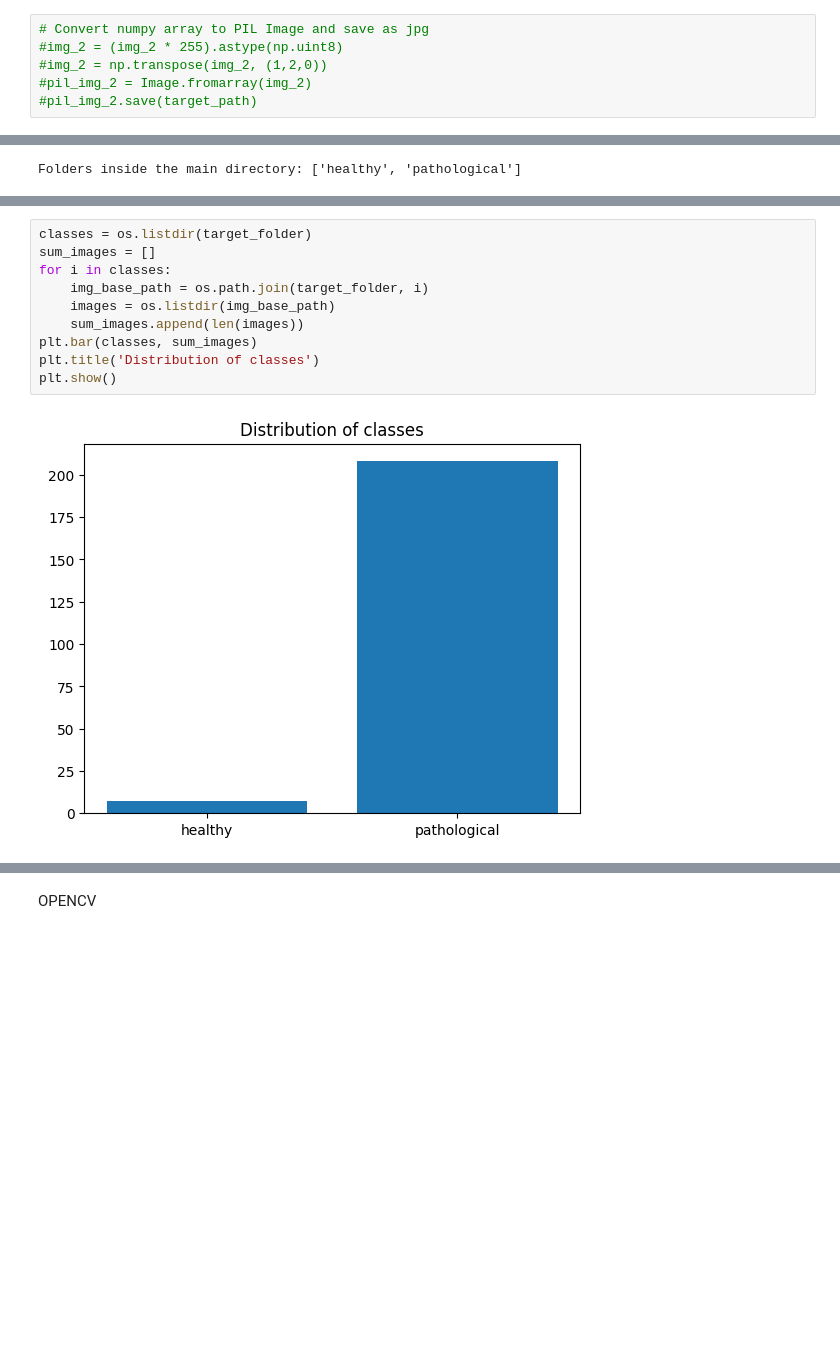
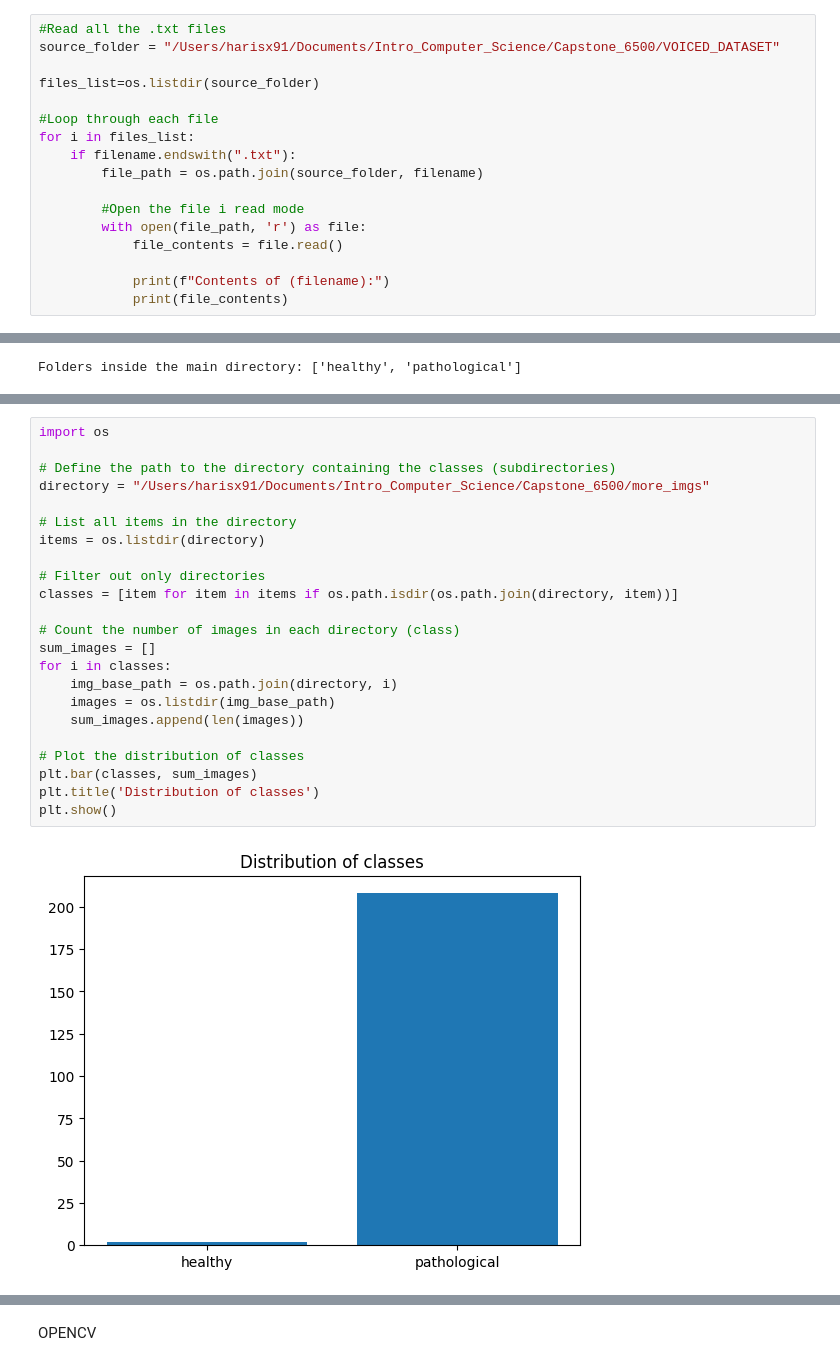
Before and after one commit to harisx91/Capstone_6500, a Jupyter notebook: SLP_Voiced_Project.ipynb, the cells around one changed output, grey strips where cells are left out. Saved outputs shown, nothing was run; the diff lists cells and outputs as text; blank space fills up the shorter version.

```diff
--- a/SLP_Voiced_Project.ipynb
+++ b/SLP_Voiced_Project.ipynb
@@ -255,8 +257,19 @@ plt.show()
 Clipping input data to the valid range for imshow with RGB data ([0..1] for floats or [0..255] for integers).
 [figure]
 # %%
-# Convert numpy array to PIL Image and save as jpg
-#img_2 = (img_2 * 255).astype(np.uint8)
-#img_2 = np.transpose(img_2, (1,2,0))
-#pil_img_2 = Image.fromarray(img_2)
-#pil_img_2.save(target_path)
+#Read all the .txt files
+source_folder = "/Users/harisx91/Documents/Intro_Computer_Science/Capstone_6500/VOICED_DATASET"
+
+files_list=os.listdir(source_folder)
+
+#Loop through each file
+for i in files_list:
+    if filename.endswith(".txt"):
+        file_path = os.path.join(source_folder, filename)
+
+        #Open the file i read mode
+        with open(file_path, 'r') as file:
+            file_contents = file.read()
+
+            print(f"Contents of (filename):")
+            print(file_contents)
@@ -503,12 +568,25 @@ Deleting: /Users/harisx91/Documents/Intro_Computer_Science/Capstone_6500/more_im
 # %%
-classes = os.listdir(target_folder)
+import os
+
+# Define the path to the directory containing the classes (subdirectories)
+directory = "/Users/harisx91/Documents/Intro_Computer_Science/Capstone_6500/more_imgs"
+
+# List all items in the directory
+items = os.listdir(directory)
+
+# Filter out only directories
+classes = [item for item in items if os.path.isdir(os.path.join(directory, item))]
+
+# Count the number of images in each directory (class)
 sum_images = []
 for i in classes:
-    img_base_path = os.path.join(target_folder, i)
+    img_base_path = os.path.join(directory, i)
     images = os.listdir(img_base_path)
     sum_images.append(len(images))
+
+# Plot the distribution of classes
 plt.bar(classes, sum_images)
 plt.title('Distribution of classes')
 plt.show()
 # %% [output]
-[figure, old version]
+[figure, new version]
```
Also changed, not shown: parts of 48 cells of this notebook, 17 other files.
